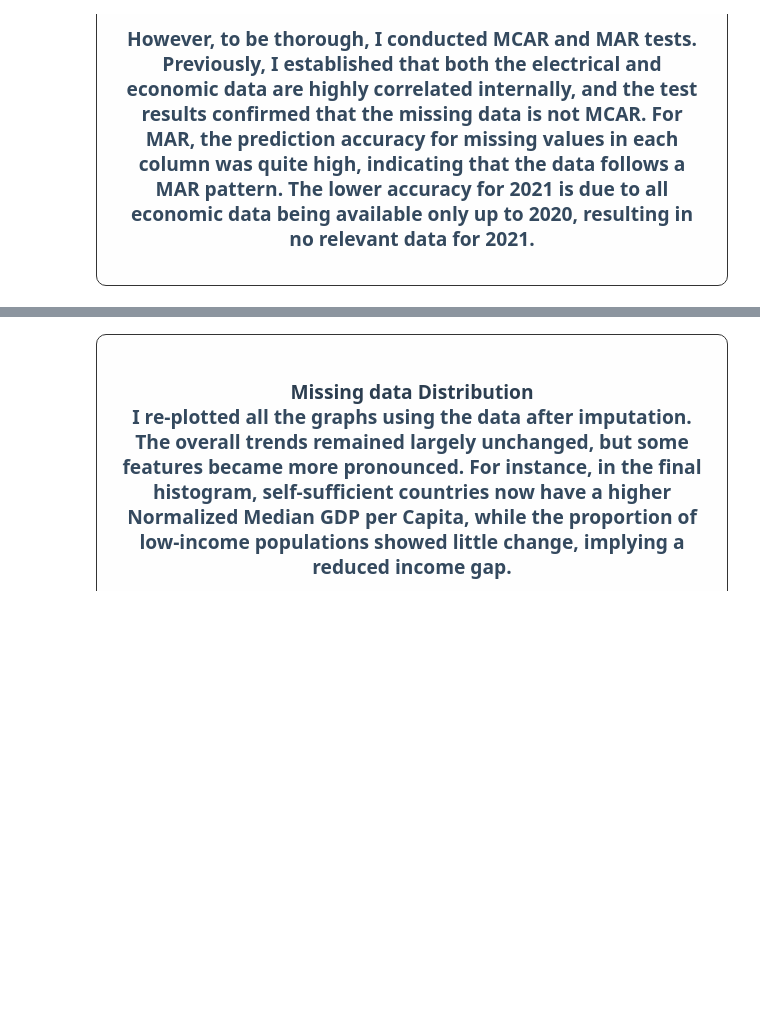
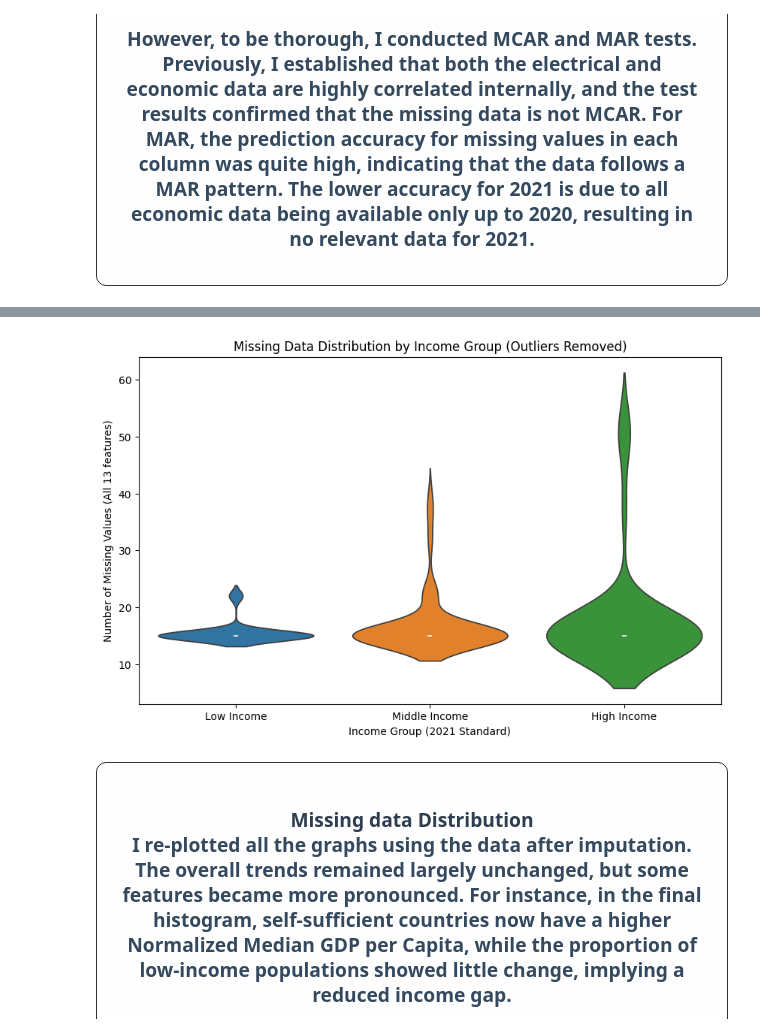
Before and after one commit to xiaothua/CMSE830, a Jupyter notebook: 3_data_processing.ipynb, the cells around one changed output, grey strips where cells are left out. Drawn from its saved outputs; the diff is of its cells as text; code cells hidden in the pictures; blank space fills up the shorter version.

Commit message:
Update country name and fix country filter rules

```diff
--- a/3_data_processing.ipynb
+++ b/3_data_processing.ipynb
@@ -180,3 +134,84 @@ plt.show()
+# %%
+# 3.1. Group countries based on GDP per capita
+gdp_per_capita = data_cleaned.xs('Economics: GDP Per Capita', level=1)
+median_gdp_per_country = gdp_per_capita.median(axis=1)
+
+# Define GDP thresholdd
+income_thresholds = {
+    1992: {'low_income': 675, 'high_income': 8325},
+    1993: {'low_income': 695, 'high_income': 8645},
+    1994: {'low_income': 725, 'high_income': 8955},
+    1995: {'low_income': 765, 'high_income': 9355},
+    1996: {'low_income': 785, 'high_income': 9635},
+    1997: {'low_income': 785, 'high_income': 9655},
+    1998: {'low_income': 760, 'high_income': 9855},
+    1999: {'low_income': 755, 'high_income': 9955},
+    2000: {'low_income': 755, 'high_income': 9955},
+    2001: {'low_income': 745, 'high_income': 9355},
+    2002: {'low_income': 735, 'high_income': 9355},
+    2003: {'low_income': 735, 'high_income': 9655},
+    2004: {'low_income': 765, 'high_income': 10065},
+    2005: {'low_income': 875, 'high_income': 10365},
+    2006: {'low_income': 905, 'high_income': 10655},
+    2007: {'low_income': 935, 'high_income': 10855},
+    2008: {'low_income': 975, 'high_income': 11355},
+    2009: {'low_income': 995, 'high_income': 11655},
+    2010: {'low_income': 1005, 'high_income': 12275},
+    2011: {'low_income': 1025, 'high_income': 12375},
+    2012: {'low_income': 1035, 'high_income': 12575},
+    2013: {'low_income': 1045, 'high_income': 12615},
+    2014: {'low_income': 1045, 'high_income': 12735},
+    2015: {'low_income': 1045, 'high_income': 12635},
+    2016: {'low_income': 1005, 'high_income': 12475},
+    2017: {'low_income': 995, 'high_income': 12475},
+    2018: {'low_income': 995, 'high_income': 12375},
+    2019: {'low_income': 1025, 'high_income': 12375},
+    2020: {'low_income': 1035, 'high_income': 12535},
+    2021: {'low_income': 1045, 'high_income': 12695}
+}
+
+year = 2021
+thresholds = income_thresholds[year]
+low_income_threshold = thresholds['low_income']
+high_income_threshold = thresholds['high_income']
+
+# Create groups
+low_income_countries = median_gdp_per_country[median_gdp_per_country < low_income_threshold].index
+middle_income_countries = median_gdp_per_country[(median_gdp_per_country >= low_income_threshold) & (median_gdp_per_country <= high_income_threshold)].index
+high_income_countries = median_gdp_per_country[median_gdp_per_country > high_income_threshold].index
+
+# Count missing values for each country across all features
+missing_counts_per_country = data_cleaned.isnull().groupby(level=0).sum().sum(axis=1)
+
+# Calculate missing data counts for each group and remove outliers, exclude countries with no missing values
+low_income_missing = missing_counts_per_country.loc[low_income_countries]
+low_income_missing = low_income_missing[low_income_missing > 0]
+low_income_missing = low_income_missing[low_income_missing <= low_income_missing.quantile(0.95)]
+
+middle_income_missing = missing_counts_per_country.loc[middle_income_countries]
+middle_income_missing = middle_income_missing[middle_income_missing > 0]
+middle_income_missing = middle_income_missing[middle_income_missing <= middle_income_missing.quantile(0.95)]
+
+high_income_missing = missing_counts_per_country.loc[high_income_countries]
+high_income_missing = high_income_missing[high_income_missing > 0]
+high_income_missing = high_income_missing[high_income_missing <= high_income_missing.quantile(0.95)]
+
+# Create a DataFrame for violin plot visualization
+grouped_missing_data = pd.DataFrame({
+    'Low Income': low_income_missing,
+    'Middle Income': middle_income_missing,
+    'High Income': high_income_missing
+})
+
+# Plot violin plot
+plt.figure(figsize=(10, 6))
+sns.violinplot(data=grouped_missing_data, orient='v')
+plt.xlabel('Income Group (2021 Standard)')
+plt.ylabel('Number of Missing Values (All 13 features)')
+plt.title('Missing Data Distribution by Income Group (Outliers Removed)')
+plt.show()
+# %% [output]
+[figure, added]
 # %% [markdown]
 
 <div style="width: 100%; max-width: 100%; background-color: #fefefe; border: 1px solid #333; border-radius: 10px; padding: 20px; font-family: Arial, sans-serif; box-sizing: border-box;">
```
Also changed, not shown: parts of 4 cells of this notebook, 4 other files.
